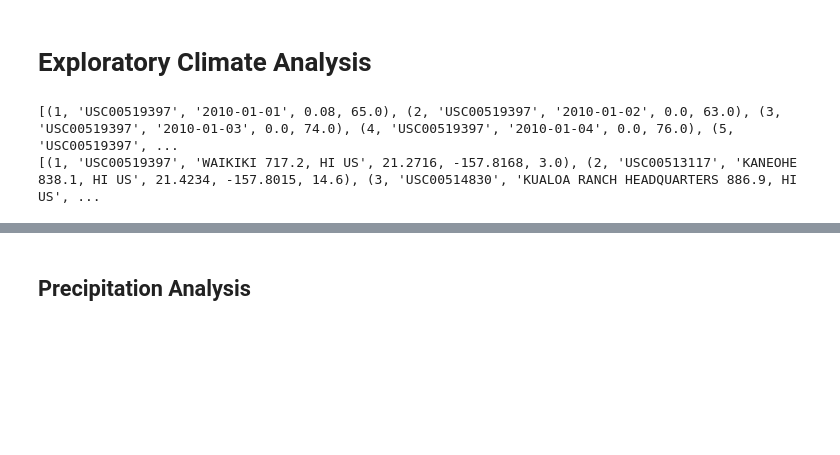
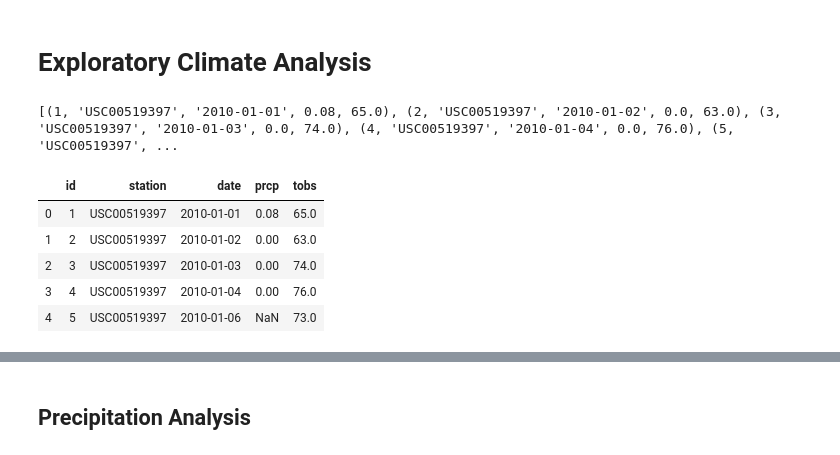
Before and after one commit to TrevorLovesMommy/sqlalchemy-challenge, a Jupyter notebook: climate_starter.ipynb, the cells around one changed output, grey strips where cells are left out. Drawn from its saved outputs; the diff is of its cells as text; code cells hidden in the pictures; blank space fills up the shorter version.

```diff
--- a/climate_starter.ipynb
+++ b/climate_starter.ipynb
@@ -40,15 +40,30 @@ session = Session(engine)
 # Exploratory Climate Analysis
 # %%
 #take a look at the first 10 rows in each table using enging.execute
-
 data1 = engine.execute("SELECT * FROM measurement LIMIT 10").fetchall()
 print(data1)
 
-data2 = engine.execute("SELECT * from station LIMIT 10").fetchall()
-print(data2)
+#read into pandas dataframe
+conn = engine.connect()
+data2 = pd.read_sql('SELECT * FROM measurement', conn)
+data2
+
+#take a look at the first 10 rows in each table using enging.execute
+data3 = engine.execute("SELECT * FROM station LIMIT 50").fetchall()
+
+#read into pandas dataframe
+data4 = pd.read_sql('SELECT * FROM station', conn)
+data4
+
+data2.head()
 # %% [output]
 [(1, 'USC00519397', '2010-01-01', 0.08, 65.0), (2, 'USC00519397', '2010-01-02', 0.0, 63.0), (3, 'USC00519397', '2010-01-03', 0.0, 74.0), (4, 'USC00519397', '2010-01-04', 0.0, 76.0), (5, 'USC00519397', ...
-[(1, 'USC00519397', 'WAIKIKI 717.2, HI US', 21.2716, -157.8168, 3.0), (2, 'USC00513117', 'KANEOHE 838.1, HI US', 21.4234, -157.8015, 14.6), (3, 'USC00514830', 'KUALOA RANCH HEADQUARTERS 886.9, HI US', ...
+|  | id | station | date | prcp | tobs |
+| 0 | 1 | USC00519397 | 2010-01-01 | 0.08 | 65.0 |
+| 1 | 2 | USC00519397 | 2010-01-02 | 0.00 | 63.0 |
+| 2 | 3 | USC00519397 | 2010-01-03 | 0.00 | 74.0 |
+| 3 | 4 | USC00519397 | 2010-01-04 | 0.00 | 76.0 |
+| 4 | 5 | USC00519397 | 2010-01-06 | NaN | 73.0 |
 # %%
 #double check class created.  Returns dictionary of schema
 Base.metadata.tables
```
Also changed, not shown: parts of 12 cells of this notebook, 1 other file.
